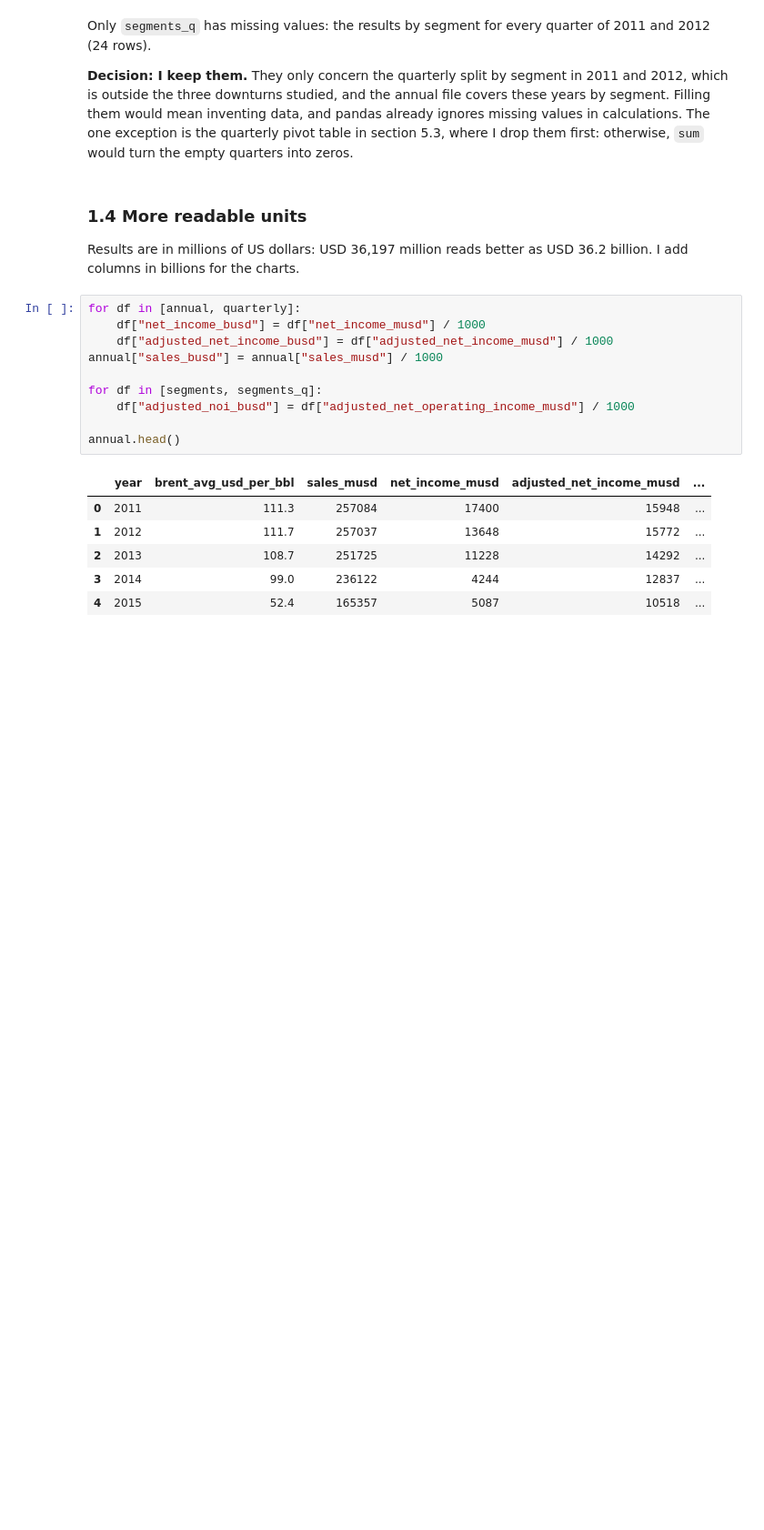
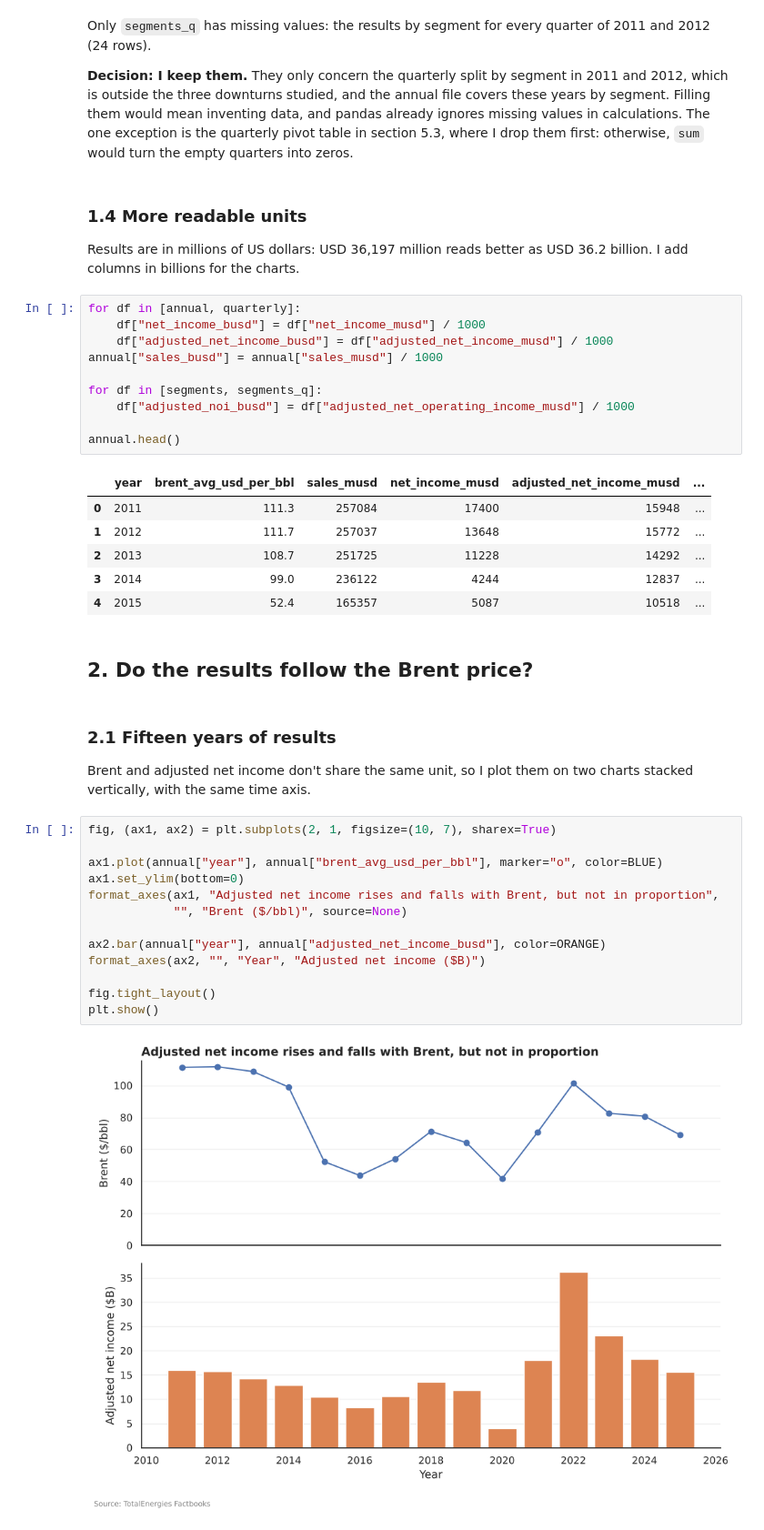
Before and after one commit to Mouabd19/TotalEnergies-Oil-Price-Analysis, a Jupyter notebook: notebooks/01_totalenergies_analysis.ipynb, the cells around one changed output. Shown at 91% size. Saved outputs shown, nothing was run; the diff lists cells and outputs as text; blank space fills up the shorter version.

Commit message:
Analyse how results follow the Brent price

```diff
--- a/notebooks/01_totalenergies_analysis.ipynb
+++ b/notebooks/01_totalenergies_analysis.ipynb
@@ -197,3 +197,24 @@ annual.head()
 | 2 | 2013 | 108.7 | 251725 | 11228 | 14292 | ... |
 | 3 | 2014 | 99.0 | 236122 | 4244 | 12837 | ... |
 | 4 | 2015 | 52.4 | 165357 | 5087 | 10518 | ... |
+# %% [markdown]
+## 2. Do the results follow the Brent price?
+# %% [markdown]
+### 2.1 Fifteen years of results
+
+Brent and adjusted net income don't share the same unit, so I plot them on two charts stacked vertically, with the same time axis.
+# %%
+fig, (ax1, ax2) = plt.subplots(2, 1, figsize=(10, 7), sharex=True)
+
+ax1.plot(annual["year"], annual["brent_avg_usd_per_bbl"], marker="o", color=BLUE)
+ax1.set_ylim(bottom=0)
+format_axes(ax1, "Adjusted net income rises and falls with Brent, but not in proportion",
+            "", "Brent ($/bbl)", source=None)
+
+ax2.bar(annual["year"], annual["adjusted_net_income_busd"], color=ORANGE)
+format_axes(ax2, "", "Year", "Adjusted net income ($B)")
+
+fig.tight_layout()
+plt.show()
+# %% [output]
+[figure, added]
```
Also changed, not shown: parts of 6 cells of this notebook.
